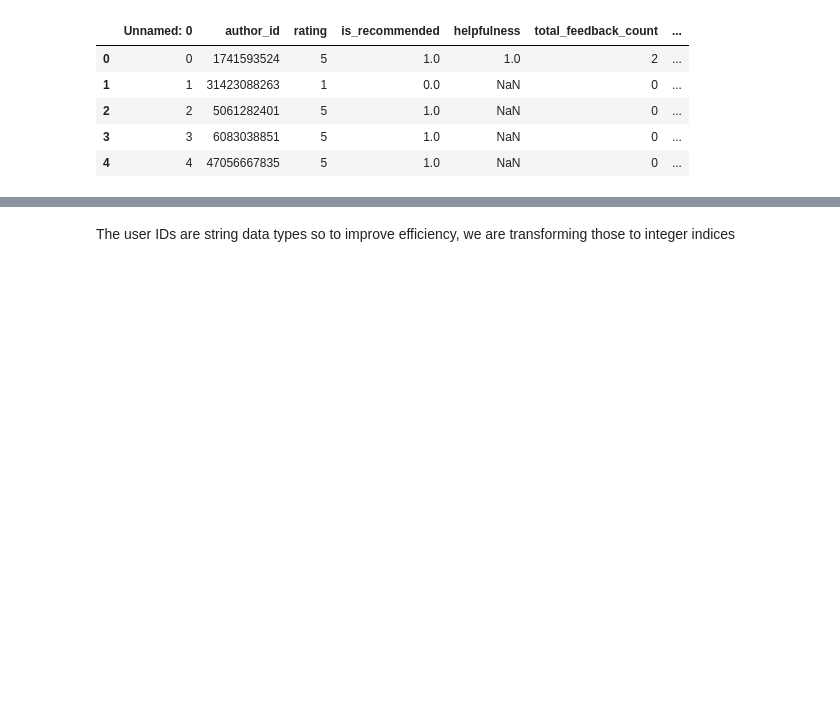
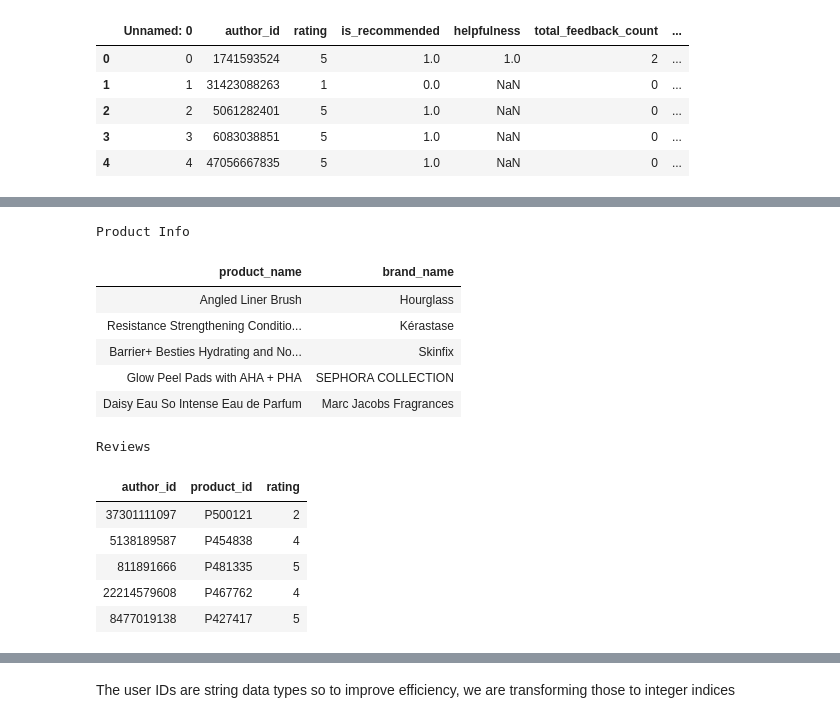
Before and after one commit to renaqd/team1-ADS505, a Jupyter notebook: team1-recommendation_sys.ipynb, the cells around one changed output, grey strips where cells are left out. Saved outputs shown, nothing was run; the diff lists cells and outputs as text; code cells hidden in the pictures; blank space fills up the shorter version.

```diff
--- a/team1-recommendation_sys.ipynb
+++ b/team1-recommendation_sys.ipynb
@@ -87,0 +134,37 @@ The provided normalization function employs mean centering, which adjusts each u
+# %%
+# Review the two datasets
+datasets = os.path.join("datasets/")
+product_info_indexed = pd.read_csv(datasets + "product_info.csv", index_col="product_id")
+product_cols = product_info_indexed[['product_name', 'brand_name']].sample(n=100, random_state=1).head()
+reviews_rows = all_reviews[['author_id', 'product_id', 'rating']].sample(n=100, random_state=1).head()
+
+# Display tables side by side with titles
+display(HTML(
+    f"""
+    <div style="display: flex; justify-content: center;">
+        <div style="margin-right: 30px;">
+            <h3>Product Info</h3>
+            {product_cols.to_html(index=False)}
+        </div>
+        <div>
+            <h3>Reviews</h3>
+            {reviews_rows.to_html(index=False)}
+        </div>
+    </div>
+    """
+))
+# %% [output]
+Product Info
+| product_name | brand_name |
+| Angled Liner Brush | Hourglass |
+| Resistance Strengthening Conditio... | Kérastase |
+| Barrier+ Besties Hydrating and No... | Skinfix |
+| Glow Peel Pads with AHA + PHA | SEPHORA COLLECTION |
+| Daisy Eau So Intense Eau de Parfum | Marc Jacobs Fragrances |
+Reviews
+| author_id | product_id | rating |
+| 37301111097 | P500121 | 2 |
+| 5138189587 | P454838 | 4 |
+| 811891666 | P481335 | 5 |
+| 22214579608 | P467762 | 4 |
+| 8477019138 | P427417 | 5 |
```
Also changed, not shown: parts of 9 cells of this notebook.
